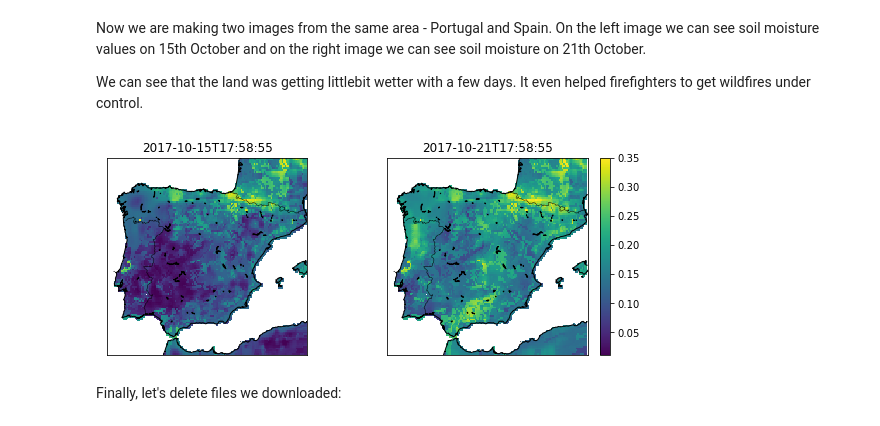
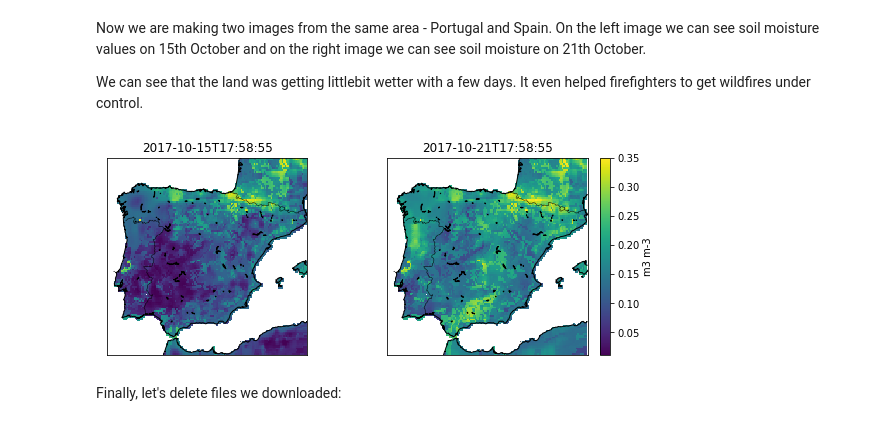
Before and after one commit to planet-os/notebooks, a Jupyter notebook: api-examples/SMAP_package-api.ipynb, the cells around one changed output. Saved outputs shown, nothing was run; the diff lists cells and outputs as text; code cells hidden in the pictures.

```diff
--- a/api-examples/SMAP_package-api.ipynb
+++ b/api-examples/SMAP_package-api.ipynb
@@ -35,7 +35,7 @@ folder = os.path.realpath('.') + '/'
 # %% [markdown]
 Now we ara making a function for making images
 # %%
-def make_image(lon,lat,data,date,latitude_north, latitude_south,longitude_west, longitude_east,**kwargs):
+def make_image(lon,lat,data,date,latitude_north, latitude_south,longitude_west, longitude_east,unit,**kwargs):
     m = Basemap(projection='merc', lat_0 = 55, lon_0 = -4,
          resolution = 'i', area_thresh = 0.05,
          llcrnrlon=longitude_west, llcrnrlat=latitude_south,
@@ -67,6 +67,7 @@ def make_image(lon,lat,data,date,latitude_north, latitude_south,longitude_west,
         plt.title(date)
 
     cbar = plt.colorbar(c)
+    cbar.set_label(unit)
     plt.show()
 # %% [markdown]
 Here we are downloading data by using Package-API. If you are intrested how data is downloaded, find the file named `package_api.py` from notebook folder.
@@ -80,6 +81,7 @@ Now we have data and we are reading it in using xarray:
 filename_europe = package_key + '.nc'
 data = xr.open_dataset(filename_europe)
 surface_soil_moisture_data = data.Analysis_Data_sm_surface_analysis
+unit = surface_soil_moisture_data.units
 surface_soil_moisture = data.Analysis_Data_sm_surface_analysis.values[0,:,:]
 surface_soil_moisture= np.ma.masked_where(np.isnan(surface_soil_moisture),surface_soil_moisture)
 
@@ -129,9 +131,9 @@ On the left image we can see soil moisture values on 15th October and on the rig
 
 We can see that the land was getting littlebit wetter with a few days. It even helped firefighters to get wildfires under control.
 # %%
-make_image(lon_ib,lat_ib,soil_ib,date,iberia_north, iberia_south,iberia_west, iberia_east,data_later = soil_later,date_later = date_later)
+make_image(lon_ib,lat_ib,soil_ib,date,iberia_north, iberia_south,iberia_west, iberia_east, unit, data_later = soil_later,date_later = date_later)
 # %% [output]
-[figure, old version]
+[figure, new version]
 # %% [markdown]
 Finally, let's delete files we downloaded:
 # %%
```
Also changed, not shown: parts of 2 cells of this notebook.
